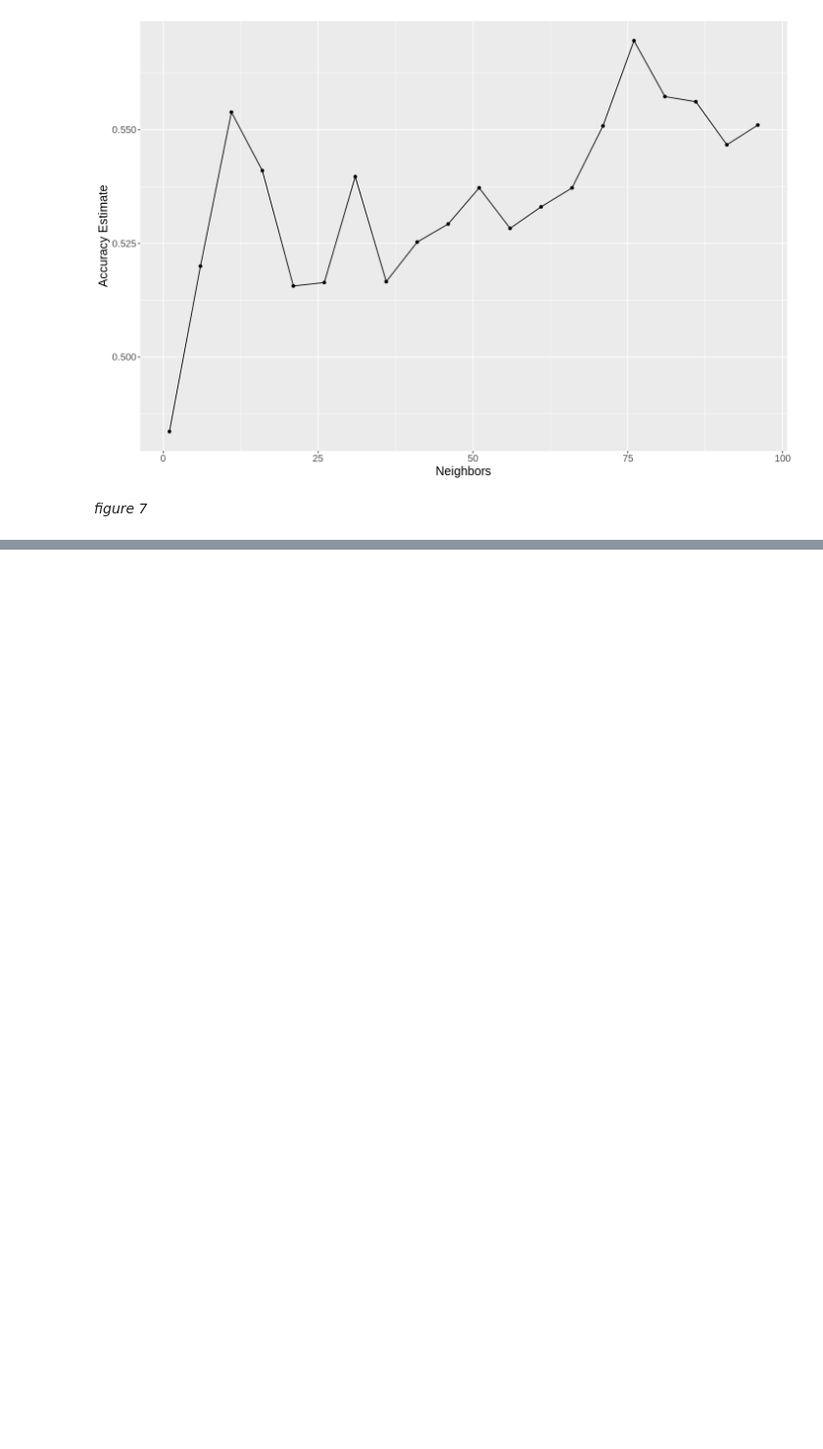
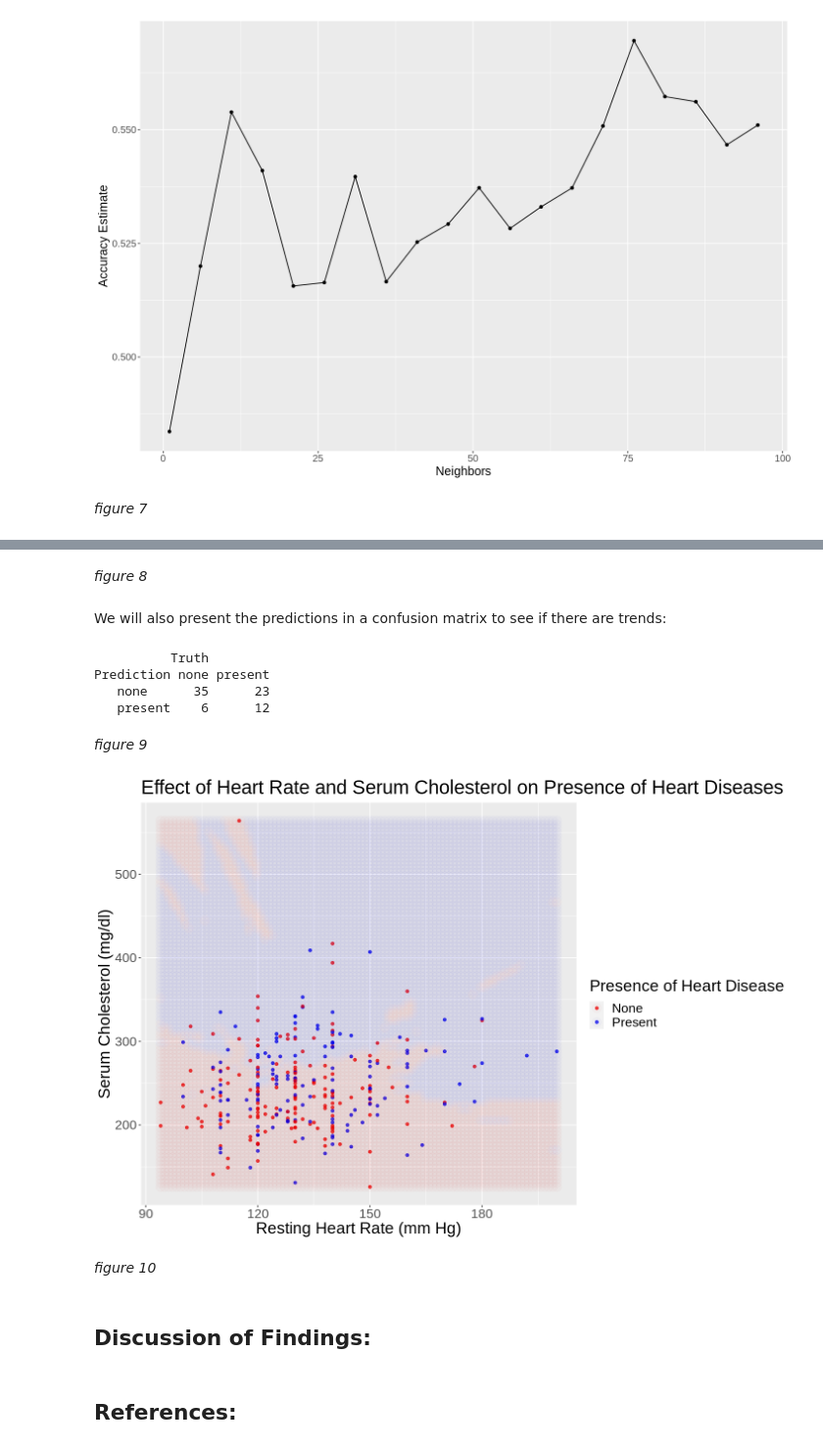
Before and after one commit to oskarjychen/Prediction-of-Heart-Diseases-Project, a Jupyter notebook: report.ipynb, the cells around one changed output, grey strips where cells are left out. Shown: that part at 98% size. Drawn from its saved outputs; the diff is of its cells as text; code cells hidden in the pictures; blank space fills up the shorter version.

```diff
--- a/report.ipynb
+++ b/report.ipynb
@@ -213,0 +230,16 @@ accuracy_vs_k
+# %%
+knn_final_tune <- nearest_neighbor(weight_func = "rectangular", neighbors = 76) |>
+    set_engine("kknn") |>
+    set_mode("classification")
+
+heart_final_fit <- workflow() |>
+    add_recipe(heart_recipe) |>
+    add_model(knn_final_tune) |>
+    fit(data = heart_train)
+
+heart_test_predictions <- predict(heart_final_fit, heart_test) |>
+    bind_cols(heart_test)
+
+heart_test_predictions |>
+    metrics(truth = heart_disease, estimate = .pred_class) |>
+    filter(.metric == "accuracy")
@@ -213,0 +251,61 @@ accuracy_vs_k
+# %% [markdown]
+*figure 8*
+# %% [markdown]
+We will also present the predictions in a confusion matrix to see if there are trends:
+# %%
+confusion <- heart_test_predictions |>
+             conf_mat(truth = heart_disease, estimate = .pred_class)
+confusion
+# %% [output]
+          Truth
+Prediction none present
+   none      35      23
+   present    6      12
+# %% [markdown]
+*figure 9*
+# %%
+chol_grid <- seq(min(clean_heart_data$chol),
+             max(clean_heart_data$chol),
+             length.out = 100)
+trestbps_grid <- seq(min(clean_heart_data$trestbps),
+                 max(clean_heart_data$trestbps),
+                 length.out = 100)
+ctgrid <- as_tibble(expand.grid(chol = chol_grid,
+                                trestbps = trestbps_grid))
+
+knnPredGrid <- predict(heart_final_fit, ctgrid)
+
+prediction_table <- bind_cols(knnPredGrid, ctgrid) |>
+  rename(heart_disease = .pred_class)
+
+
+wkflw_plot <-
+    ggplot() +
+    geom_point(data = clean_heart_data,
+               mapping = aes(x = trestbps,
+                            y = chol,
+                            color = heart_disease),
+               alpha = 0.75) +
+    geom_point(data = prediction_table,
+               mapping = aes(x = trestbps,
+                             y = chol,
+                            color = heart_disease),
+               alpha = 0.02,
+               size = 5) +
+    labs(color = "Presence of Heart Disease",
+         x = "Resting Heart Rate (mm Hg)",
+         y = "Serum Cholesterol (mg/dl)",
+         title = "Effect of Heart Rate and Serum Cholesterol on Presence of Heart Diseases") +
+    scale_color_manual(labels = c("None", "Present"),
+                       values = c("red2", "blue2")) +
+    theme(text = element_text(size = 20))
+
+wkflw_plot
+# %% [output]
+[figure, added]
+# %% [markdown]
+*figure 10*
+# %% [markdown]
+## **Discussion of Findings:**
+# %% [markdown]
+## **References**:
```
Also changed, not shown: parts of 6 cells of this notebook.
